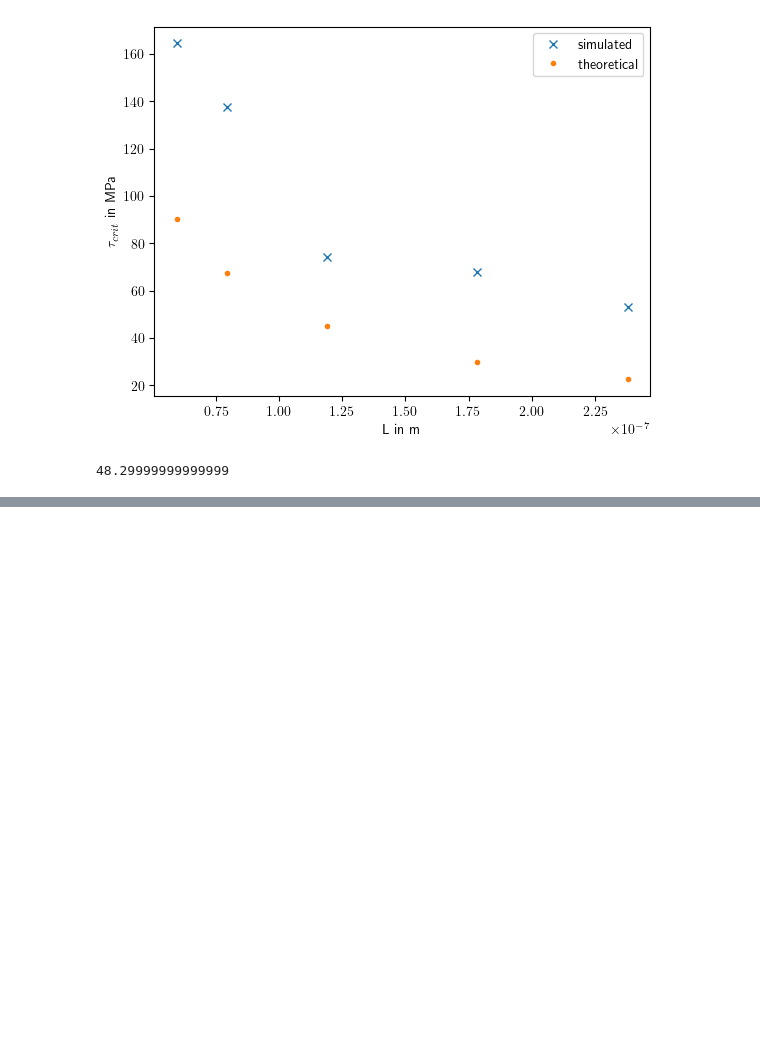
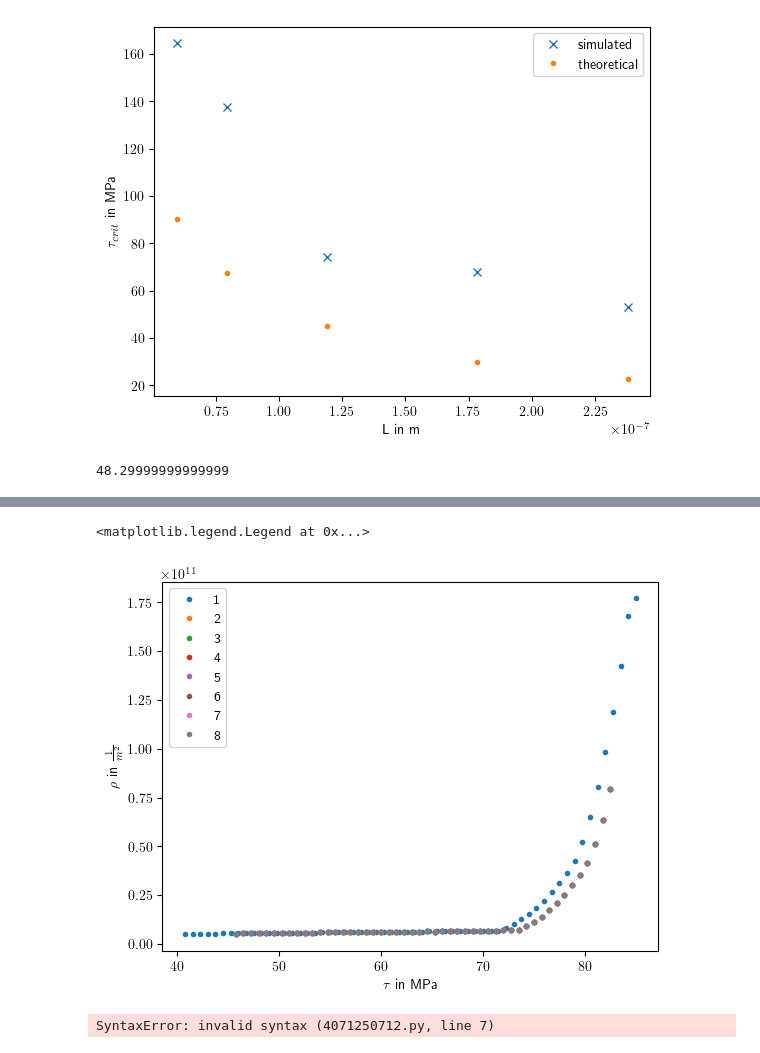
Before and after one commit to LAPikachu/practical_DDD, a Jupyter notebook: plot.ipynb, the cells around one changed output, grey strips where cells are left out. Saved outputs shown, nothing was run; the diff lists cells and outputs as text; code cells hidden in the pictures; blank space fills up the shorter version.

Commit message:
everything is messed up in task 3

```diff
--- a/plot.ipynb
+++ b/plot.ipynb
@@ -162,3 +162,10 @@ def calculate_error(theo : list, simulated : list) -> float:
 print(calculate_error(theo= init_alpha_tau_crit_list, simulated=tau_crit_list))
 # %% [output]
 48.29999999999999
+# %%
+# plotting different beta vs alpha
+base_path = 'dd/resultats/task_3/graph_'
+graph_names = [1,2,3,4,5,6,7,8]
+print(graph_names)
+betas = [2*np.pi if i ==1 else 2*np.pi*(i-1)/(8) for i in graph_names]
+print(betas)
@@ -164,0 +175,22 @@ print(calculate_error(theo= init_alpha_tau_crit_list, simulated=tau_crit_list))
+# %%
+tau_crit_list = []
+rho_crit_list = []
+rho_list = []
+tau_list = []
+for graph_name in graph_names:
+    file_path = base_path + str(graph_name) + '.txt'
+    print(file_path)
+    df = pd.read_csv(file_path, delim_whitespace=True, header=0)
+    list_2 = df['RHO_TOT'].values.tolist()
+    rho_list.append(list_2)
+    list_1 = df['TAU'].values.tolist()
+    tau_list.append(list_1)
+    array = np.column_stack([list_1, list_2])
+    theta = get_data_radiant(array)
+    elbow_index = find_elbow(array, theta)
+    tau_crit, rho_crit = (array[elbow_index,0], array[elbow_index,1])
+    tau_crit_list.append(tau_crit)
+    rho_crit_list.append(rho_crit)
+
+print(tau_crit_list)
+#redo from 2 on!!!
@@ -164,0 +207,30 @@ print(calculate_error(theo= init_alpha_tau_crit_list, simulated=tau_crit_list))
+# %%
+plt.rcParams['text.usetex'] = True #to render LaTeX output
+fig, ax = plt.subplots()
+ax.plot(tau_list[0][1:],rho_list[0][1:], '.', label='1')
+ax.plot(tau_list[1][1:],rho_list[1][1:], '.', label='2')
+ax.plot(tau_list[2][1:],rho_list[2][1:], '.', label='3')
+ax.plot(tau_list[3][1:],rho_list[3][1:], '.', label='4')
+ax.plot(tau_list[4][1:],rho_list[4][1:], '.', label='5')
+ax.plot(tau_list[5][1:],rho_list[5][1:], '.', label='6')
+ax.plot(tau_list[6][1:],rho_list[6][1:], '.', label='7')
+ax.plot(tau_list[7][1:],rho_list[7][1:], '.', label='8')
+ax.set_xlabel(r"$\tau$ in MPa")
+ax.set_ylabel(r"$\rho$ in $\frac{1}{m^2}$ ")
+ax.legend()
+# %% [output]
+<matplotlib.legend.Legend at 0x...>
+[figure, added]
+# %%
+#calculate alphas
+mu = 42e3 # MPa
+b = 2.5525e-10 #m
+L_1 = 119e-9 #m
+L_2 = 120e-09 #m
+def alpha(tau_crit, mu, b):
+    if
+    return tau_crit*L/(mu*b)
+
+alphas =
+# %% [output]
+SyntaxError: invalid syntax (4071250712.py, line 7)
```
Also changed, not shown: parts of 4 cells of this notebook, 36 other files.
